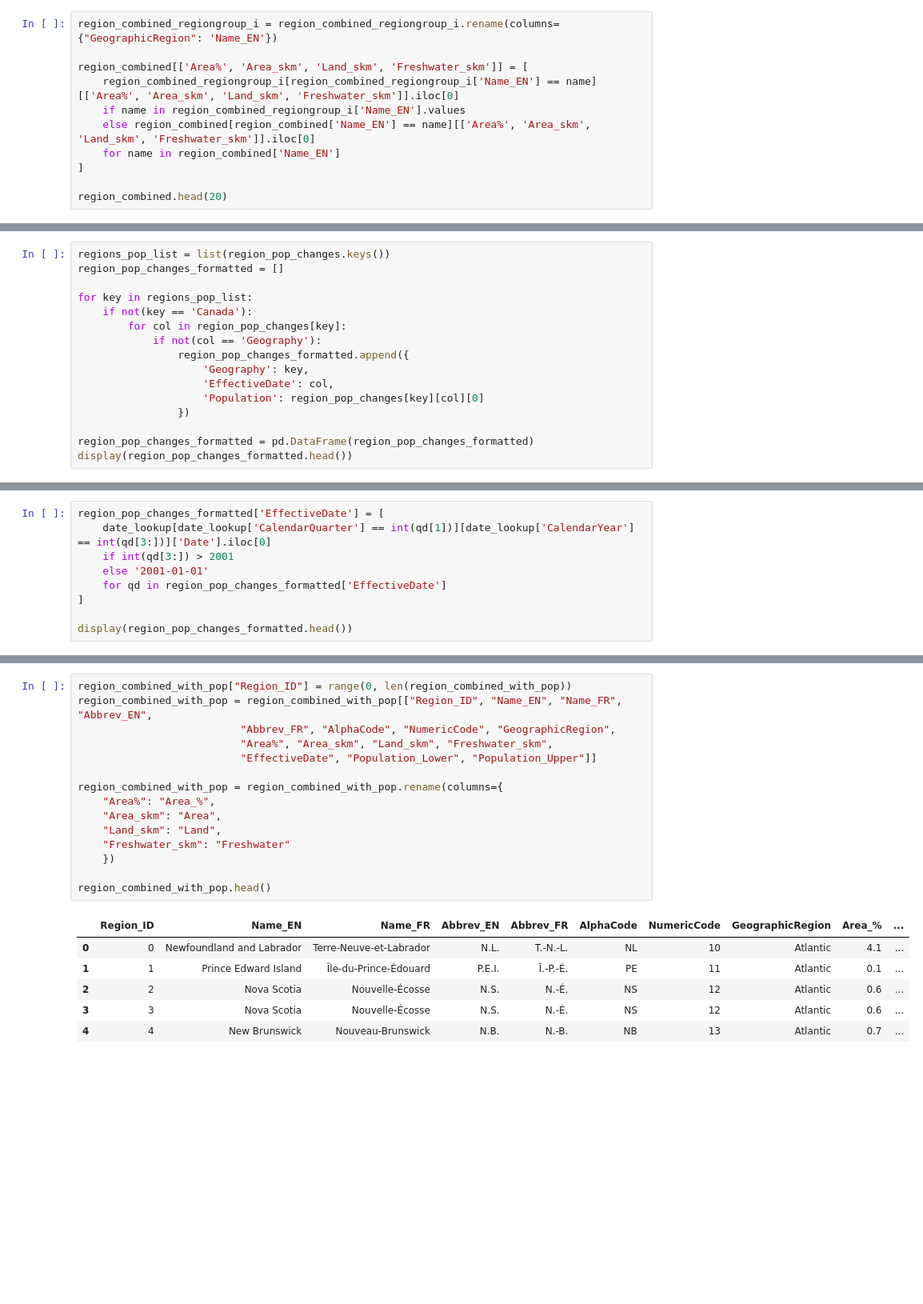
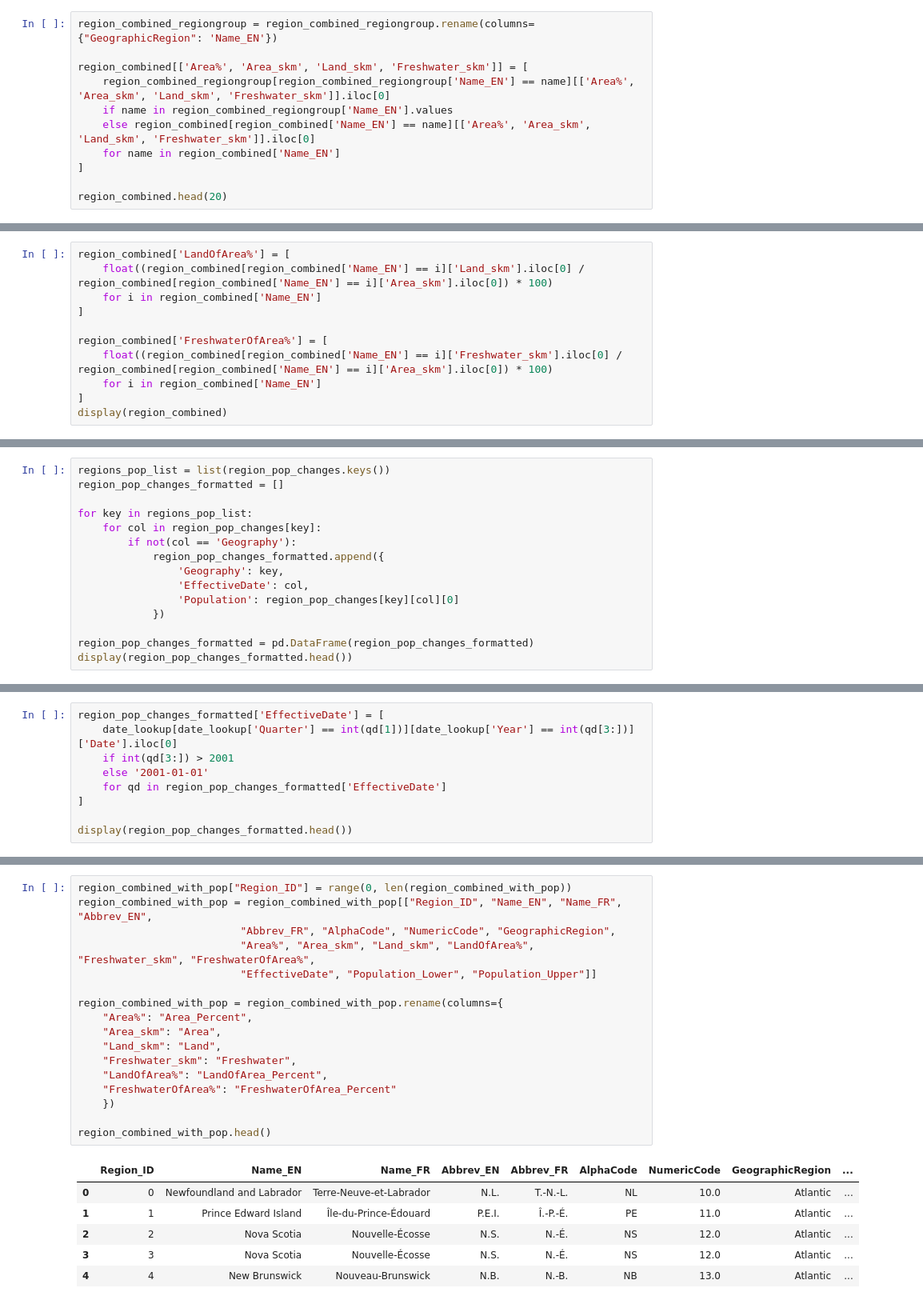
Before and after one commit to Daniel-Dumitrescu/csi4142-project, a Jupyter notebook: Region_Preprocessing.ipynb, the cells around one changed output, grey strips where cells are left out. Shown: that part at 80% size. Drawn from its saved outputs; the diff is of its cells as text; blank space fills up the shorter version.

Commit message:
Modified region script and dim

```diff
--- a/Region_Preprocessing.ipynb
+++ b/Region_Preprocessing.ipynb
@@ -277,9 +331,9 @@ region_combined_regiongroup_i.head()
 # %%
-region_combined_regiongroup_i = region_combined_regiongroup_i.rename(columns={"GeographicRegion": 'Name_EN'})
+region_combined_regiongroup = region_combined_regiongroup.rename(columns={"GeographicRegion": 'Name_EN'})
 
 region_combined[['Area%', 'Area_skm', 'Land_skm', 'Freshwater_skm']] = [
-    region_combined_regiongroup_i[region_combined_regiongroup_i['Name_EN'] == name][['Area%', 'Area_skm', 'Land_skm', 'Freshwater_skm']].iloc[0]
-    if name in region_combined_regiongroup_i['Name_EN'].values
+    region_combined_regiongroup[region_combined_regiongroup['Name_EN'] == name][['Area%', 'Area_skm', 'Land_skm', 'Freshwater_skm']].iloc[0]
+    if name in region_combined_regiongroup['Name_EN'].values
     else region_combined[region_combined['Name_EN'] == name][['Area%', 'Area_skm', 'Land_skm', 'Freshwater_skm']].iloc[0]
     for name in region_combined['Name_EN']
 ]
@@ -305,0 +361,11 @@ region_combined.head(20)
+# %%
+region_combined['LandOfArea%'] = [
+    float((region_combined[region_combined['Name_EN'] == i]['Land_skm'].iloc[0] / region_combined[region_combined['Name_EN'] == i]['Area_skm'].iloc[0]) * 100)
+    for i in region_combined['Name_EN']
+]
+
+region_combined['FreshwaterOfArea%'] = [
+    float((region_combined[region_combined['Name_EN'] == i]['Freshwater_skm'].iloc[0] / region_combined[region_combined['Name_EN'] == i]['Area_skm'].iloc[0]) * 100)
+    for i in region_combined['Name_EN']
+]
+display(region_combined)
@@ -506,14 +591,13 @@ regions_pop_list = list(region_pop_changes.keys())
 region_pop_changes_formatted = []
 
 for key in regions_pop_list:
-    if not(key == 'Canada'):
-        for col in region_pop_changes[key]:
-            if not(col == 'Geography'):
-                region_pop_changes_formatted.append({
-                    'Geography': key,
-                    'EffectiveDate': col,
-                    'Population': region_pop_changes[key][col][0]
-                })
+    for col in region_pop_changes[key]:
+        if not(col == 'Geography'):
+            region_pop_changes_formatted.append({
+                'Geography': key,
+                'EffectiveDate': col,
+                'Population': region_pop_changes[key][col][0]
+            })
 
 region_pop_changes_formatted = pd.DataFrame(region_pop_changes_formatted)
 display(region_pop_changes_formatted.head())
@@ -552,7 +636,7 @@ date_lookup.head()
 | 4 | 4 | 2001-05-01 | May | May | 5 | 31 | 2 | ... |
 # %%
 region_pop_changes_formatted['EffectiveDate'] = [
-    date_lookup[date_lookup['CalendarQuarter'] == int(qd[1])][date_lookup['CalendarYear'] == int(qd[3:])]['Date'].iloc[0]
+    date_lookup[date_lookup['Quarter'] == int(qd[1])][date_lookup['Year'] == int(qd[3:])]['Date'].iloc[0]
     if int(qd[3:]) > 2001
     else '2001-01-01'
     for qd in region_pop_changes_formatted['EffectiveDate']
@@ -693,22 +779,24 @@ region_combined_with_pop.head(30)
 # %%
 region_combined_with_pop["Region_ID"] = range(0, len(region_combined_with_pop))
 region_combined_with_pop = region_combined_with_pop[["Region_ID", "Name_EN", "Name_FR", "Abbrev_EN",
                           "Abbrev_FR", "AlphaCode", "NumericCode", "GeographicRegion",
-                          "Area%", "Area_skm", "Land_skm", "Freshwater_skm",
+                          "Area%", "Area_skm", "Land_skm", "LandOfArea%", "Freshwater_skm", "FreshwaterOfArea%",
                           "EffectiveDate", "Population_Lower", "Population_Upper"]]
 
 region_combined_with_pop = region_combined_with_pop.rename(columns={
-    "Area%": "Area_%",
+    "Area%": "Area_Percent",
     "Area_skm": "Area",
     "Land_skm": "Land",
-    "Freshwater_skm": "Freshwater"
+    "Freshwater_skm": "Freshwater",
+    "LandOfArea%": "LandOfArea_Percent",
+    "FreshwaterOfArea%": "FreshwaterOfArea_Percent"
     })
 
 region_combined_with_pop.head()
 # %% [output]
-|  | Region_ID | Name_EN | Name_FR | Abbrev_EN | Abbrev_FR | AlphaCode | NumericCode | GeographicRegion | Area_% | ... |
-| 0 | 0 | Newfoundland and Labrador | Terre-Neuve-et-Labrador | N.L. | T.-N.-L. | NL | 10 | Atlantic | 4.1 | ... |
-| 1 | 1 | Prince Edward Island | Île-du-Prince-Édouard | P.E.I. | Î.-P.-É. | PE | 11 | Atlantic | 0.1 | ... |
-| 2 | 2 | Nova Scotia | Nouvelle-Écosse | N.S. | N.-É. | NS | 12 | Atlantic | 0.6 | ... |
-| 3 | 3 | Nova Scotia | Nouvelle-Écosse | N.S. | N.-É. | NS | 12 | Atlantic | 0.6 | ... |
-| 4 | 4 | New Brunswick | Nouveau-Brunswick | N.B. | N.-B. | NB | 13 | Atlantic | 0.7 | ... |
+|  | Region_ID | Name_EN | Name_FR | Abbrev_EN | Abbrev_FR | AlphaCode | NumericCode | GeographicRegion | ... |
+| 0 | 0 | Newfoundland and Labrador | Terre-Neuve-et-Labrador | N.L. | T.-N.-L. | NL | 10.0 | Atlantic | ... |
+| 1 | 1 | Prince Edward Island | Île-du-Prince-Édouard | P.E.I. | Î.-P.-É. | PE | 11.0 | Atlantic | ... |
+| 2 | 2 | Nova Scotia | Nouvelle-Écosse | N.S. | N.-É. | NS | 12.0 | Atlantic | ... |
+| 3 | 3 | Nova Scotia | Nouvelle-Écosse | N.S. | N.-É. | NS | 12.0 | Atlantic | ... |
+| 4 | 4 | New Brunswick | Nouveau-Brunswick | N.B. | N.-B. | NB | 13.0 | Atlantic | ... |
```
Also changed, not shown: parts of 29 cells of this notebook, 2 other files.
